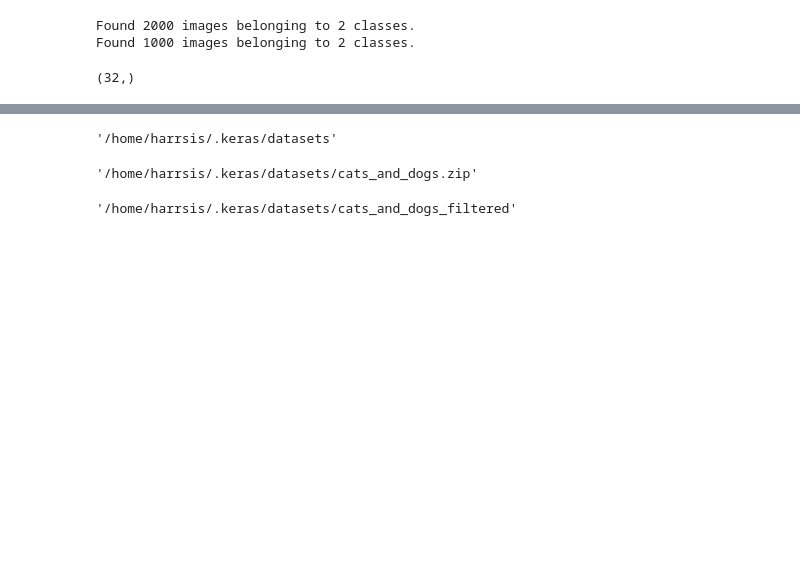
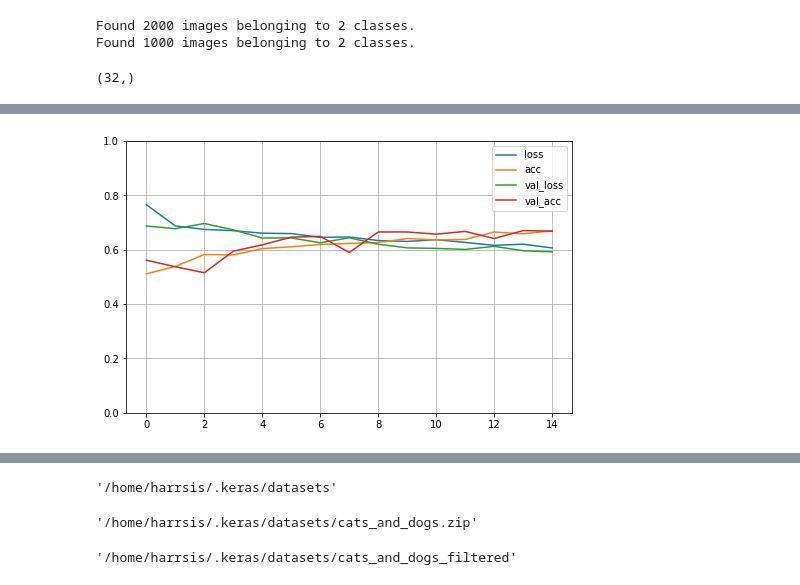
Before and after one commit to harrisMLEng/deep-learning-tensorflow-2.0, a Jupyter notebook: tensorflow-2.0-tutorials/notebooks/cats-vs-dogs-binary-classification.ipynb, the cells around one changed output, grey strips where cells are left out. Saved outputs shown, nothing was run; the diff lists cells and outputs as text; code cells hidden in the pictures; blank space fills up the shorter version.

Commit message:
Custom Convolutional model

```diff
--- a/tensorflow-2.0-tutorials/notebooks/cats-vs-dogs-binary-classification.ipynb
+++ b/tensorflow-2.0-tutorials/notebooks/cats-vs-dogs-binary-classification.ipynb
@@ -98,0 +99,13 @@ plot_Images(x)
+# %%
+model = keras.models.Sequential([
+    keras.layers.Conv2D(16, 3, activation='relu', padding='same', input_shape=(150,150,3)),
+    keras.layers.MaxPool2D(),
+    keras.layers.Conv2D(32, 3, activation='relu', padding='same'),
+    keras.layers.MaxPool2D(),
+    keras.layers.Conv2D(64, 3, activation='relu', padding='same'),
+    keras.layers.MaxPool2D(),
+    keras.layers.Flatten(),
+    keras.layers.Dense(512, activation='relu'),
+    keras.layers.Dense(1, activation='sigmoid')
+]
+)
@@ -98,0 +132,5 @@ plot_Images(x)
+# %%
+model.compile(loss='binary_crossentropy', optimizer='Adagrad', metrics=['acc'])
+# %%
+history = model.fit_generator(ml_train, steps_per_epoch = 2000 // 32,
+                             epochs = 15, validation_data = ml_validation, validation_steps = 1000 // 32)
@@ -98,0 +155,8 @@ plot_Images(x)
+# %%
+import pandas as pd
+pd.DataFrame(history.history).plot(figsize=(8, 5))
+plt.grid(True)
+plt.gca().set_ylim(0, 1) # set the vertical range to [0-1]
+plt.show()
+# %% [output]
+[figure, added]
```
Also changed, not shown: parts of 6 cells of this notebook.
